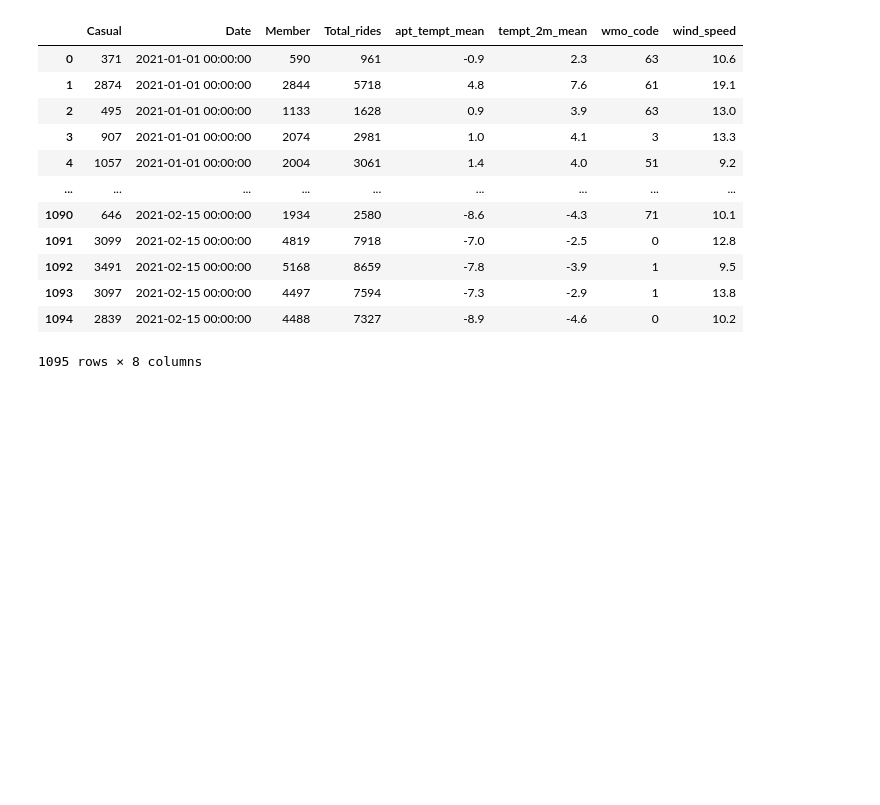
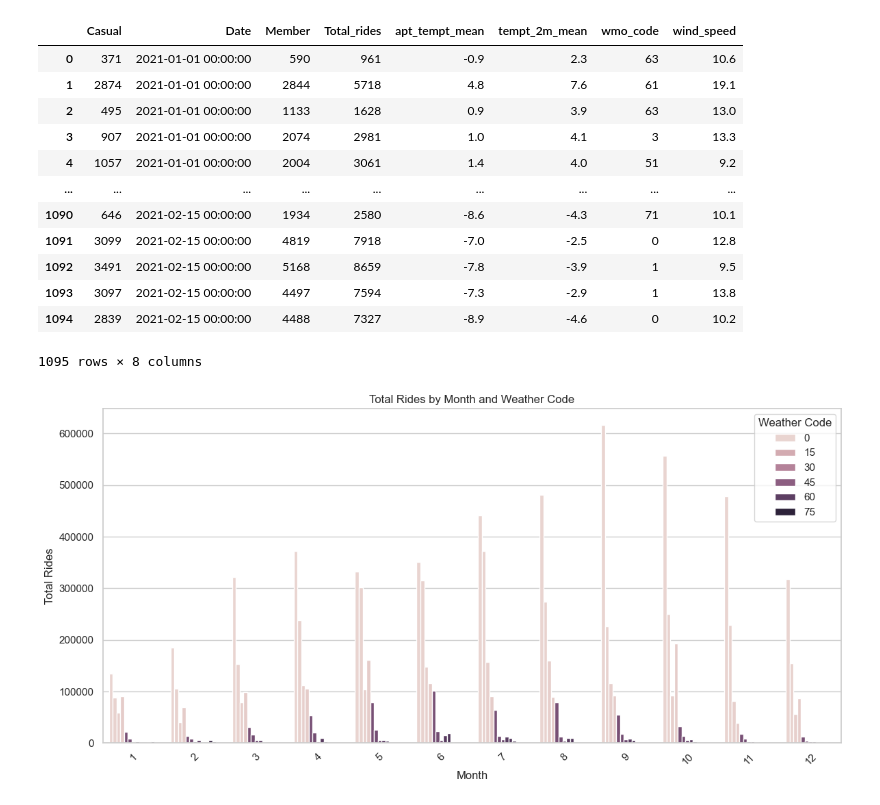
Before and after one commit to bbhatta10/Capital-Bike-Share, a Jupyter notebook: CapitalBikeShare.ipynb, the cells around one changed output. Saved outputs shown, nothing was run; the diff lists cells and outputs as text; code cells hidden in the pictures; blank space fills up the shorter version.

```diff
--- a/CapitalBikeShare.ipynb
+++ b/CapitalBikeShare.ipynb
@@ -426,3 +444,29 @@ df_day_n
 | 1093 | 3097 | 2021-02-15 00:00:00 | 4497 | 7594 | -7.3 | -2.9 | 1 | 13.8 |
 | 1094 | 2839 | 2021-02-15 00:00:00 | 4488 | 7327 | -8.9 | -4.6 | 0 | 10.2 |
 1095 rows × 8 columns
+# %%
+import pandas as pd
+import matplotlib.pyplot as plt
+import seaborn as sns
+
+# 1. Ensure Date is datetime
+df_hr_clean['Date'] = pd.to_datetime(df_hr_clean['Date'], errors='coerce', dayfirst=True)
+
+# 2. Extract month (numeric or name)
+df_hr_clean['Month'] = df_hr_clean['Date'].dt.month  # 1 to 12
+
+# 3. Aggregate total rides by month & weather
+monthly_data = df_hr_clean.groupby(['Month', 'wmo_code'], as_index=False)['Total_rides'].sum()
+
+# 4. Plot bar chart
+plt.figure(figsize=(12, 6))
+sns.barplot(data=monthly_data, x='Month', y='Total_rides', hue='wmo_code', order=range(1,13))
+plt.title('Total Rides by Month and Weather Code')
+plt.xlabel('Month')
+plt.ylabel('Total Rides')
+plt.legend(title='Weather Code')
+plt.xticks(rotation=45)
+plt.tight_layout()
+plt.show()
+# %% [output]
+[figure, added]
```
Also changed, not shown: parts of 9 cells of this notebook, 1 other file.
